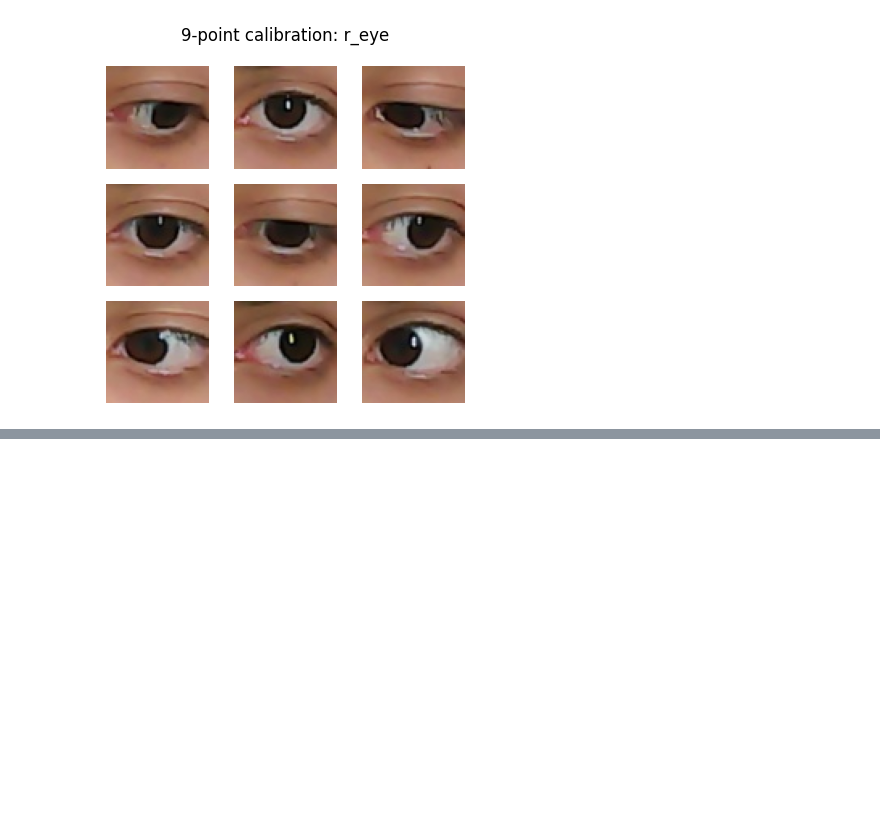
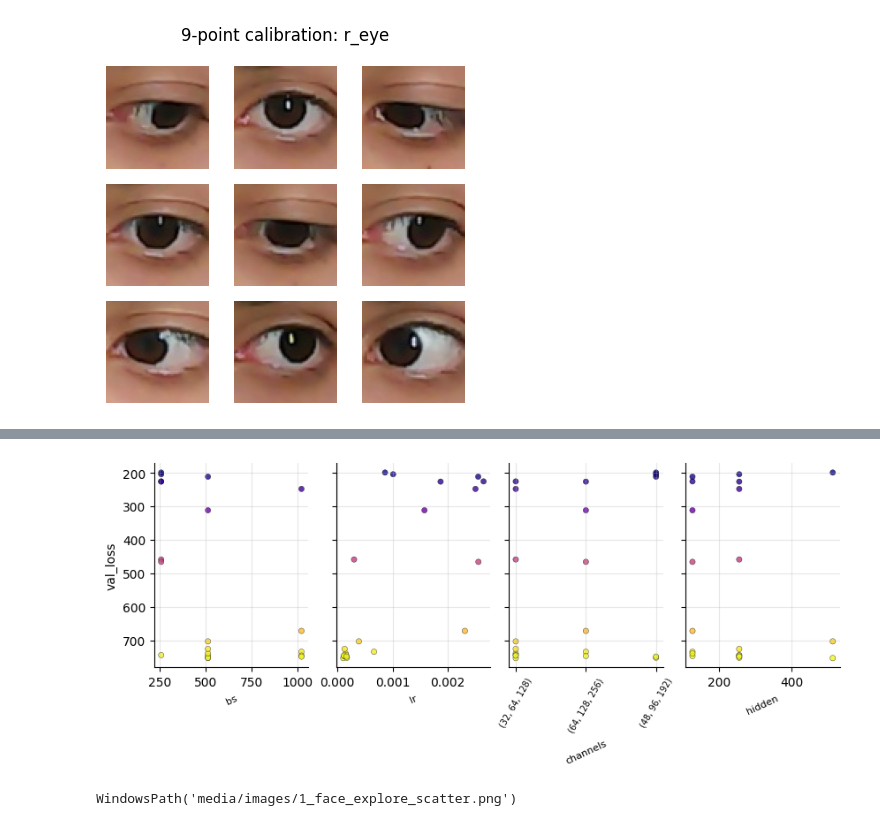
Before and after one commit to YssfDevOps/eye-tracker-vocacions, a Jupyter notebook: src/train_model.ipynb, the cells around one changed output, grey strips where cells are left out. Drawn from its saved outputs; the diff is of its cells as text; code cells hidden in the pictures; blank space fills up the shorter version.

```diff
--- a/src/train_model.ipynb
+++ b/src/train_model.ipynb
@@ -293,0 +340,5 @@ print(f"Pixel error (val): {np.sqrt(test_results[0]['test/loss']):.2f}px")
+# %%
+plot_asha_param_grid(analysis)
+# %% [output]
+[figure, added]
+WindowsPath('media/images/1_face_explore_scatter.png')
```
Also changed, not shown: parts of 11 cells of this notebook, 2 other files.
